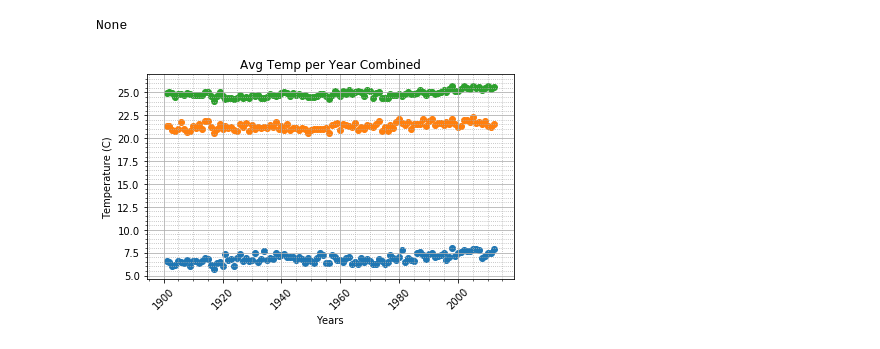
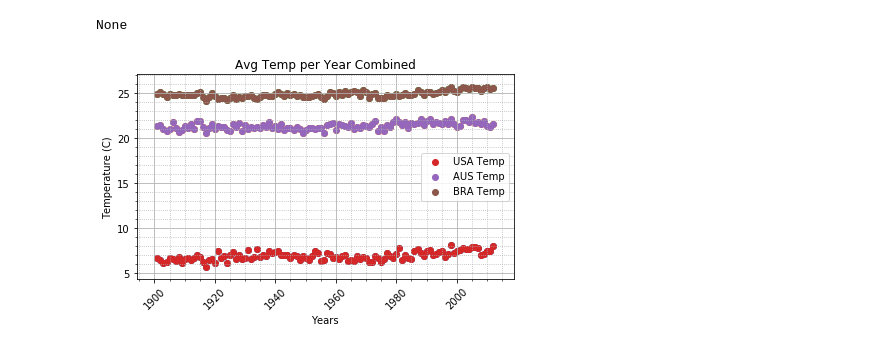
Before and after one commit to LineaFuller/Project_1, a Jupyter notebook: rf_code.ipynb, the cells around one changed output. Cells and saved outputs as stored; diff of their text form; code cells hidden in the pictures.

```diff
--- a/rf_code.ipynb
+++ b/rf_code.ipynb
@@ -125,21 +125,27 @@ None
 # %%
 x_values = weather_df["Year"]
 y_values = weather_df["USA Temperature (C)"]
 y_values1 = weather_df["AUS Temperature (C)"]
 y_values2 = weather_df["BRA Temperature (C)"]
 
 
 plt.scatter(x_values,y_values)
 plt.scatter(x_values,y_values1)
 plt.scatter(x_values,y_values2)
 plt.title('Avg Temp per Year Combined')
 plt.xlabel('Years')
 plt.ylabel('Temperature (C)')
 plt.minorticks_on()
 plt.grid(which='major', linestyle='-')
 plt.grid(which='minor', linestyle=':')
 plt.xticks(rotation = 45)
+
+USA_handle = plt.scatter(weather_df["Year"], weather_df["USA Temperature (C)"], label ="USA Temp")
+AUS_handle = plt.scatter(weather_df["Year"], weather_df["AUS Temperature (C)"], label ="AUS Temp")
+BRA_handle = plt.scatter(weather_df["Year"], weather_df["BRA Temperature (C)"], label ="BRA Temp")
+plt.legend(handles=[USA_handle, AUS_handle, BRA_handle], loc = "best")
+
 plt.tight_layout()
 plt.show()
 # %% [output]
-[figure, old version]
+[figure, new version]
```
